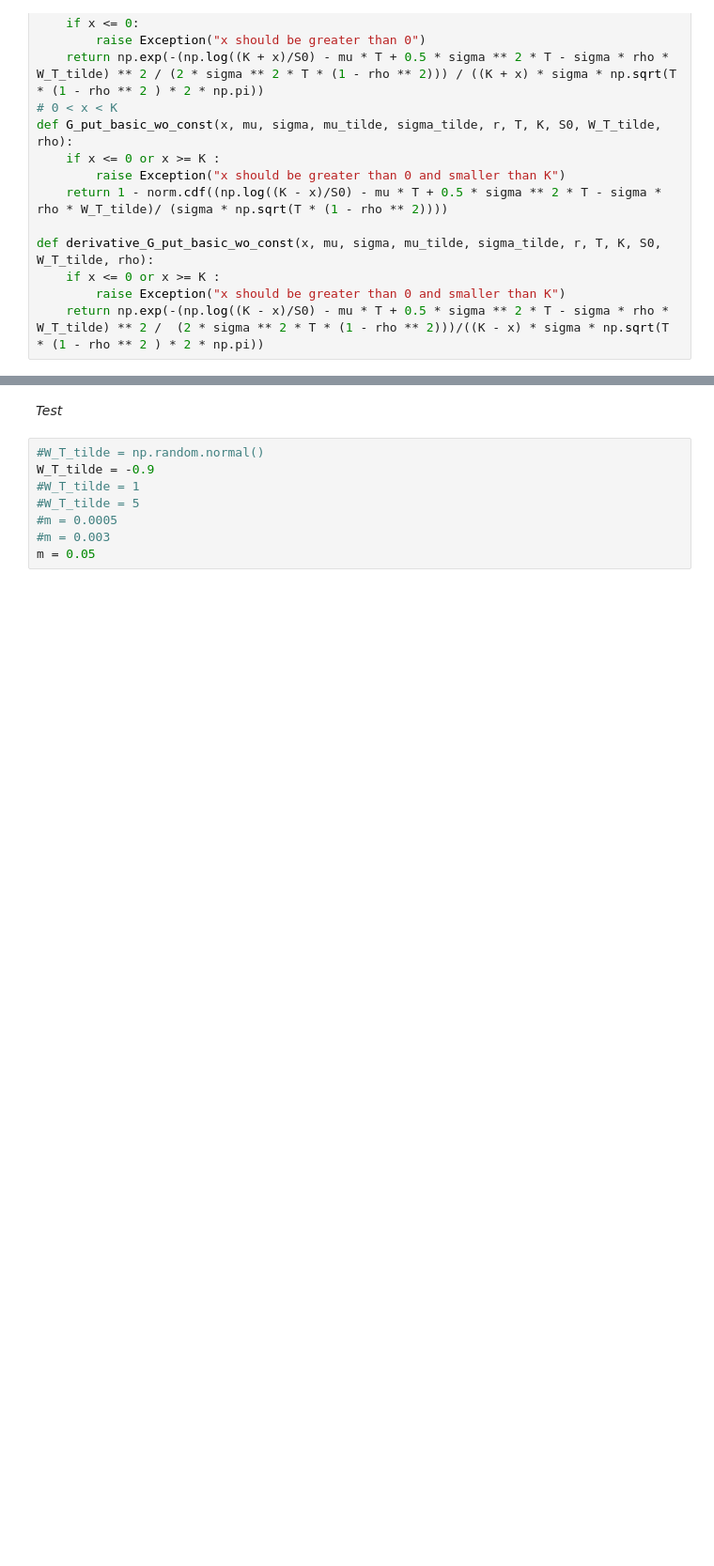
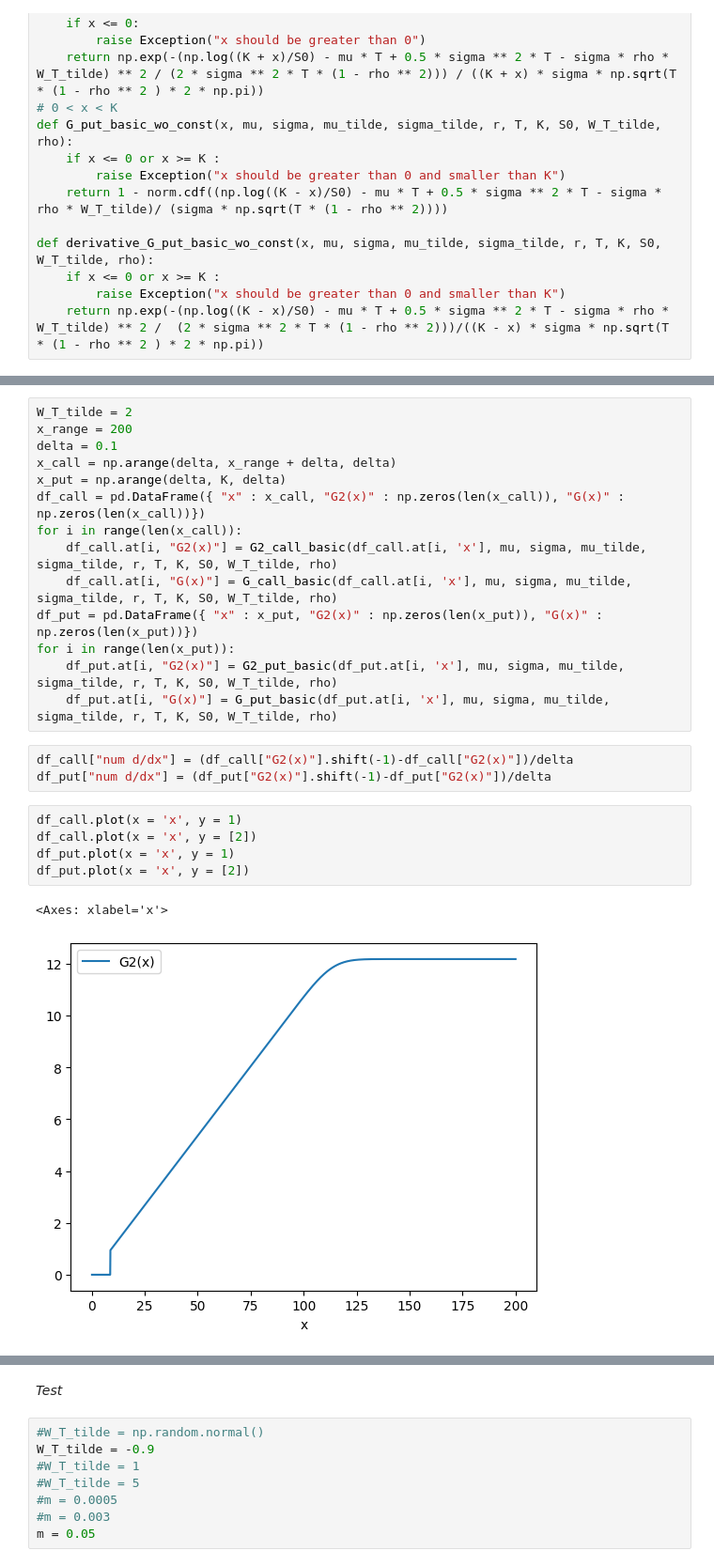
Before and after one commit to michalsn13/Quantile-Hedging, a Jupyter notebook: DirtyNotebookDiamondsSpades.ipynb, the cells around one changed output, grey strips where cells are left out. Shown at 94% size. Saved outputs shown, nothing was run; the diff lists cells and outputs as text; blank space fills up the shorter version.

```diff
--- a/DirtyNotebookDiamondsSpades.ipynb
+++ b/DirtyNotebookDiamondsSpades.ipynb
@@ -78,0 +134,25 @@ def derivative_G_put_basic_wo_const(x, mu, sigma, mu_tilde, sigma_tilde, r, T, K
+# %%
+W_T_tilde = 2
+x_range = 200
+delta = 0.1
+x_call = np.arange(delta, x_range + delta, delta)
+x_put = np.arange(delta, K, delta)
+df_call = pd.DataFrame({ "x" : x_call, "G2(x)" : np.zeros(len(x_call)), "G(x)" : np.zeros(len(x_call))})
+for i in range(len(x_call)):
+    df_call.at[i, "G2(x)"] = G2_call_basic(df_call.at[i, 'x'], mu, sigma, mu_tilde, sigma_tilde, r, T, K, S0, W_T_tilde, rho)
+    df_call.at[i, "G(x)"] = G_call_basic(df_call.at[i, 'x'], mu, sigma, mu_tilde, sigma_tilde, r, T, K, S0, W_T_tilde, rho)
+df_put = pd.DataFrame({ "x" : x_put, "G2(x)" : np.zeros(len(x_put)), "G(x)" : np.zeros(len(x_put))})
+for i in range(len(x_put)):
+    df_put.at[i, "G2(x)"] = G2_put_basic(df_put.at[i, 'x'], mu, sigma, mu_tilde, sigma_tilde, r, T, K, S0, W_T_tilde, rho)
+    df_put.at[i, "G(x)"] = G_put_basic(df_put.at[i, 'x'], mu, sigma, mu_tilde, sigma_tilde, r, T, K, S0, W_T_tilde, rho)
+# %%
+df_call["num d/dx"] = (df_call["G2(x)"].shift(-1)-df_call["G2(x)"])/delta
+df_put["num d/dx"] = (df_put["G2(x)"].shift(-1)-df_put["G2(x)"])/delta
+# %%
+df_call.plot(x = 'x', y = 1)
+df_call.plot(x = 'x', y = [2])
+df_put.plot(x = 'x', y = 1)
+df_put.plot(x = 'x', y = [2])
+# %% [output]
+<Axes: xlabel='x'>
+[figure, added]
```
Also changed, not shown: parts of 15 cells of this notebook.
